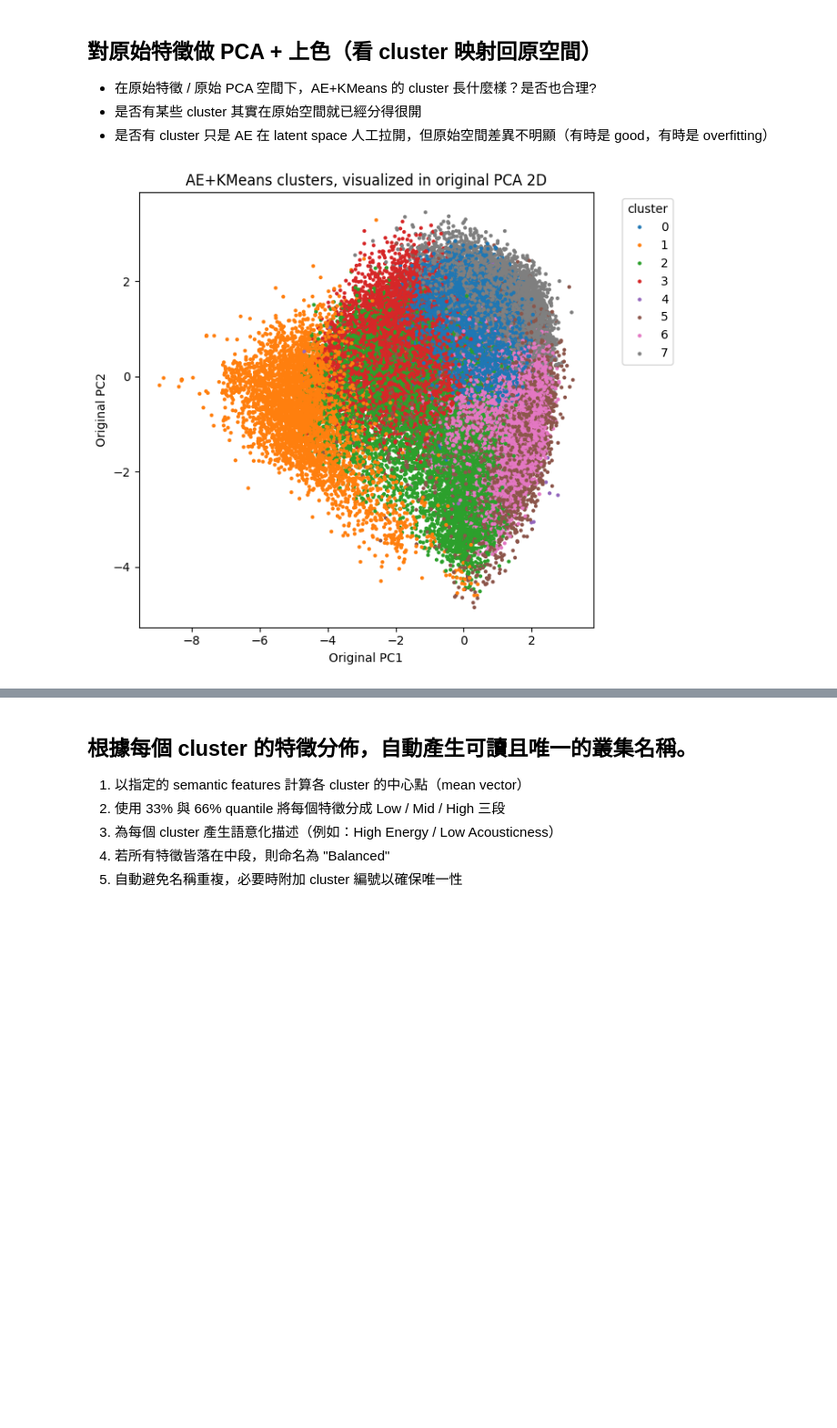
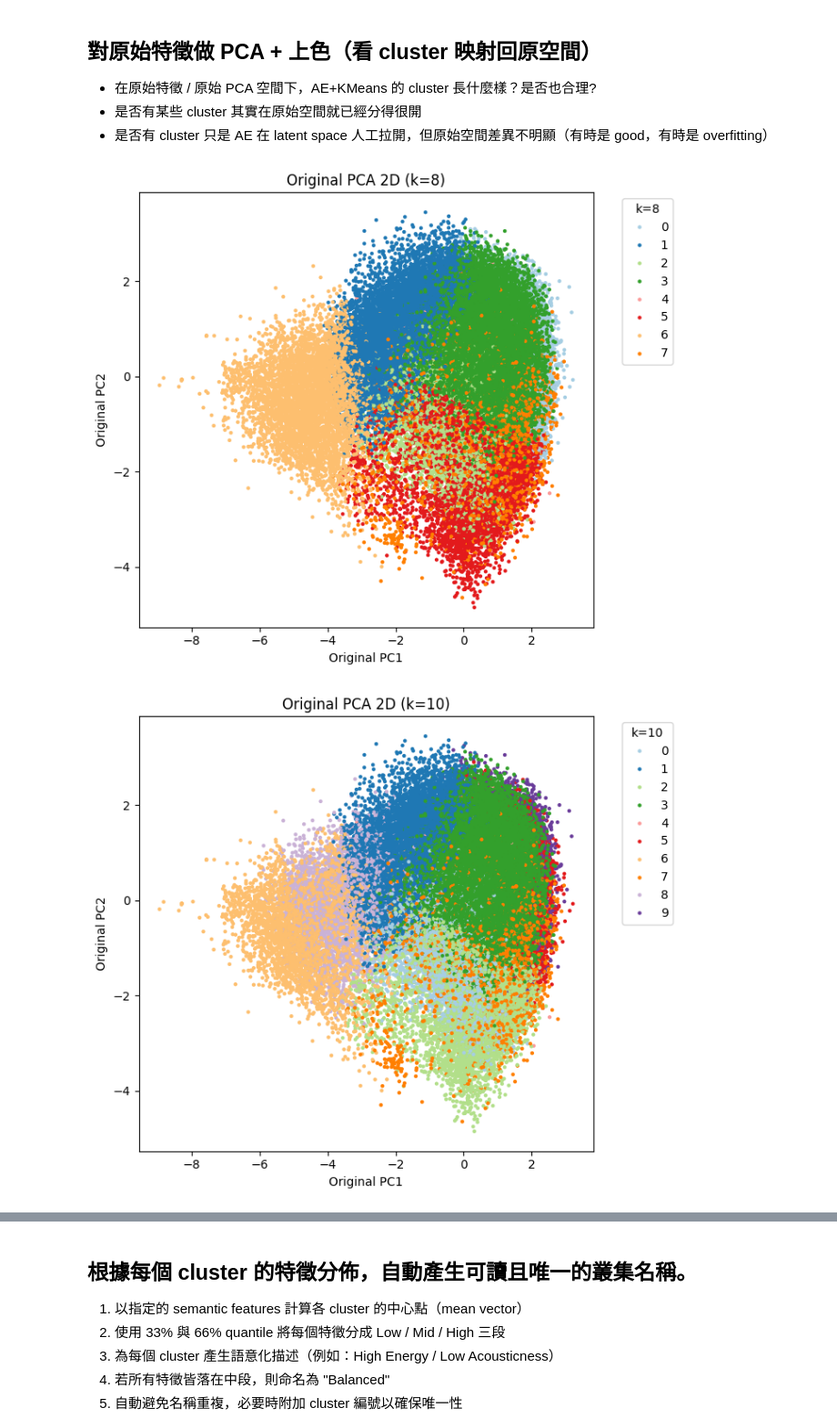
Before and after one commit to JoeCWC/UT_spotify_tracks_recommandation_system, a Jupyter notebook: autoencoding+kmeans.ipynb, the cells around one changed output, grey strips where cells are left out. Shown at 91% size. Drawn from its saved outputs; the diff is of its cells as text; code cells hidden in the pictures; blank space fills up the shorter version.

```diff
--- a/autoencoding+kmeans.ipynb
+++ b/autoencoding+kmeans.ipynb
@@ -478,0 +714,7 @@ plt.show()
+# %%
+# !!!!!!!!!!!!!!!!!!!!!!!!!!!!!!!!!!!!!!!!!!!!!!!!!!!!!!!!!!!!!!!!!!!!!!!!!!!!!!!!
+
+# 輸入想比較的 k 值
+k_list = [8,10,12]
+
+# !!!!!!!!!!!!!!!!!!!!!!!!!!!!!!!!!!!!!!!!!!!!!!!!!!!!!!!!!!!!!!!!!!!!!!!!!!!!!!!!
@@ -478,0 +784,11 @@ plt.show()
+# %%
+# 輸出每個 k 的 KMeans labels
+for k in k_list:
+    kmeans = KMeans(n_clusters=k, random_state=42, n_init='auto')
+    labels_np = kmeans.fit_predict(X_emb)
+
+    # 建立欄位名稱，例如 cluster_ae_kmeans_k8
+    col_name = f"cluster_ae_kmeans_k{k}"
+    df[col_name] = labels_np
+
+    print(f"已套用 k = {k} 的分群結果，欄位名稱：{col_name}")
@@ -482,20 +802,34 @@ plt.show()
 * 是否有某些 cluster 其實在原始空間就已經分得很開
 * 是否有 cluster 只是 AE 在 latent space 人工拉開，但原始空間差異不明顯（有時是 good，有時是 overfitting）
 # %%
-plt.figure(figsize=(7,6))
-plt.title("AE+KMeans clusters, visualized in original PCA 2D")
-sns.scatterplot(
-    x=Xp_2d[:, 0],
-    y=Xp_2d[:, 1],
-    hue=df['cluster_ae_kmeans'],
-    palette="tab10",
-    s=10,
-    linewidth=0
-)
-plt.xlabel("Original PC1")
-plt.ylabel("Original PC2")
-plt.legend(title="cluster", bbox_to_anchor=(1.05, 1), loc='upper left')
-plt.tight_layout()
-plt.show()
+# 每個 k 建立一張新的圖
+for k in k_list:
+    cluster_col = f"cluster_ae_kmeans_k{k}"   # 對應欄位名稱
+    plt.figure(figsize=(7, 6))
+
+    sns.scatterplot(
+        x=Xp_2d[:, 0],
+        y=Xp_2d[:, 1],
+        hue=df[cluster_col],
+        palette="Paired",
+        s=10,
+        linewidth=0
+    )
+
+    plt.title(f"Original PCA 2D (k={k})")
+    plt.xlabel("Original PC1")
+    plt.ylabel("Original PC2")
+
+    # 顯示 legend（如果你想關掉可改成空 legend）
+    plt.legend(title=f"k={k}", bbox_to_anchor=(1.05, 1), loc='upper left')
+
+    plt.tight_layout()
+    plt.show()
+    # 每個 k 輸出一張獨立圖片
+    # plt.savefig(f"{output_dir}/original_pca_2d_k{k}.png",
+    #             dpi=300, bbox_inches='tight')
+
+    plt.close()
 # %% [output]
-[figure, old version]
+[figure, new version]
+[figure, added]
```
Also changed, not shown: parts of 31 cells of this notebook.
